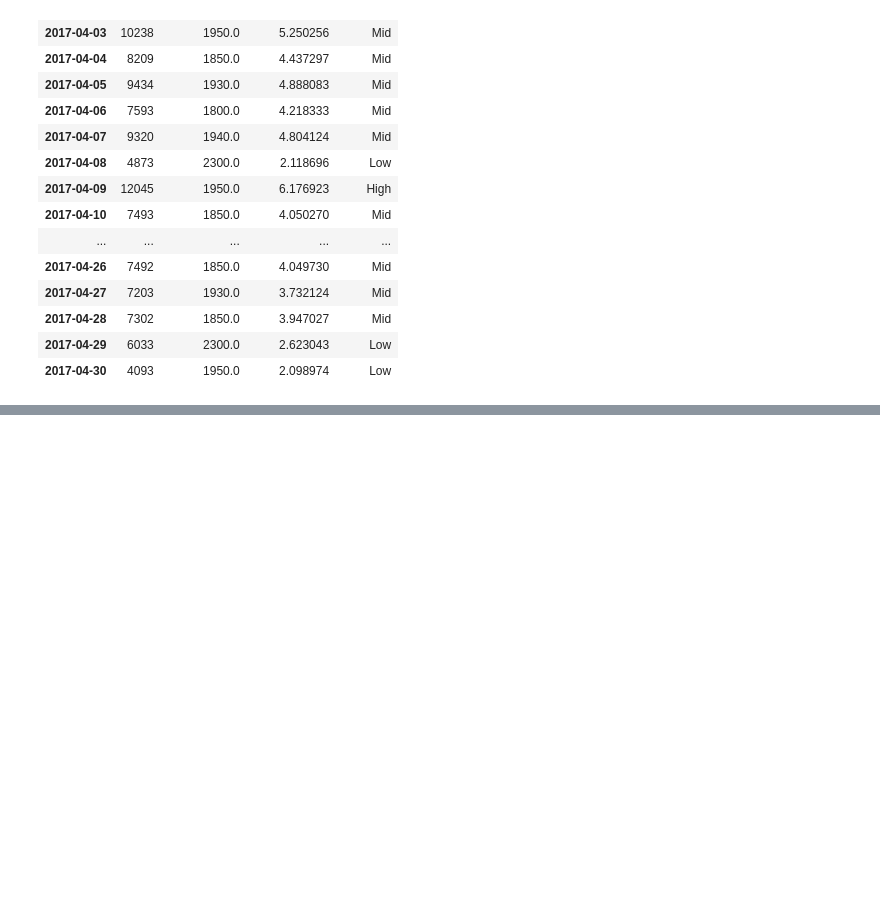
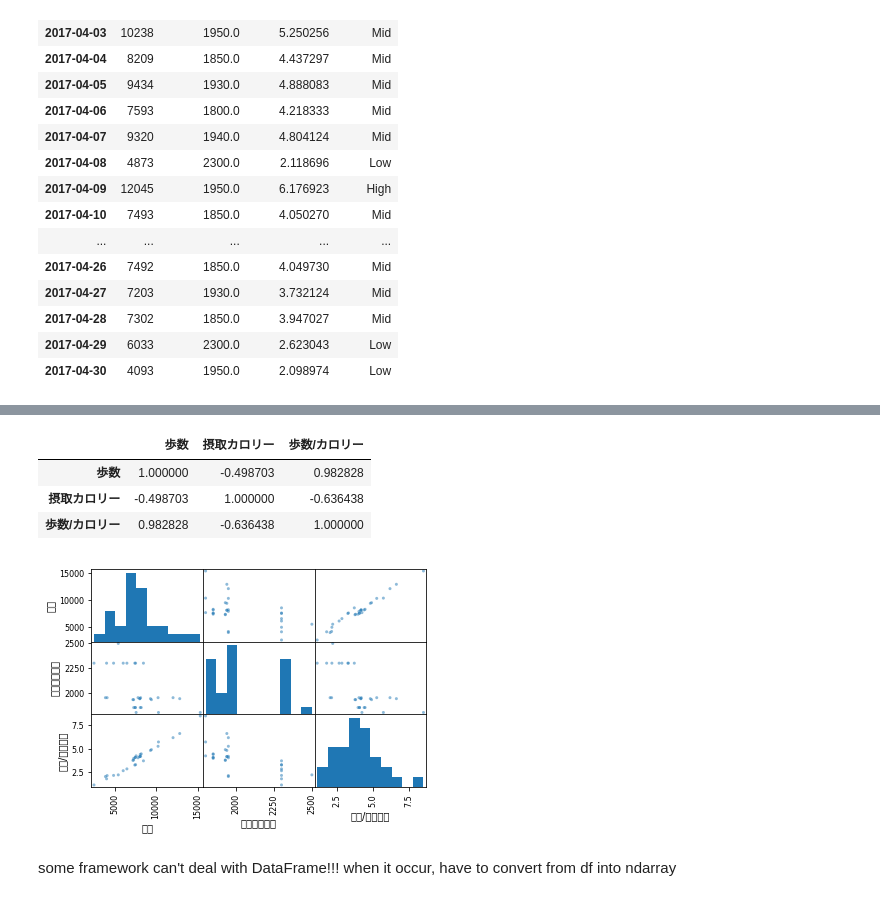
Before and after one commit to soshi-matsuo/python-lib-practice, a Jupyter notebook: pandas_data_operation.ipynb, the cells around one changed output, grey strips where cells are left out. Cells and saved outputs as stored; diff of their text form; code cells hidden in the pictures; blank space fills up the shorter version.

```diff
--- a/pandas_data_operation.ipynb
+++ b/pandas_data_operation.ipynb
@@ -342,0 +385,3 @@ df_merged = pd.concat([df,df_moved],)
+# %%
+df = pd.read_pickle('df_201704health.pickle')
+df.head()
@@ -342,0 +425,7 @@ df_merged = pd.concat([df,df_moved],)
+# %%
+df.corr()
+# %% [output]
+|  | 歩数 | 摂取カロリー | 歩数/カロリー |
+| 歩数 | 1.000000 | -0.498703 | 0.982828 |
+| 摂取カロリー | -0.498703 | 1.000000 | -0.636438 |
+| 歩数/カロリー | 0.982828 | -0.636438 | 1.000000 |
@@ -342,0 +435,7 @@ df_merged = pd.concat([df,df_moved],)
+# %%
+_ = scatter_matrix(df)
+# %% [output]
+[figure, added]
+# %% [markdown]
+some framework can't deal with DataFrame!!!
+when it occur, have to convert from df into ndarray
```
Also changed, not shown: parts of 10 cells of this notebook, 2 other files.
